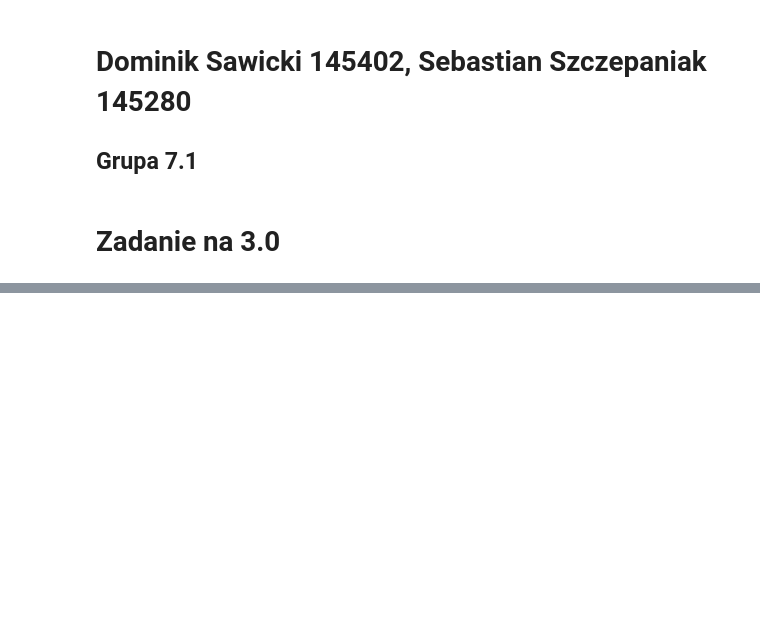
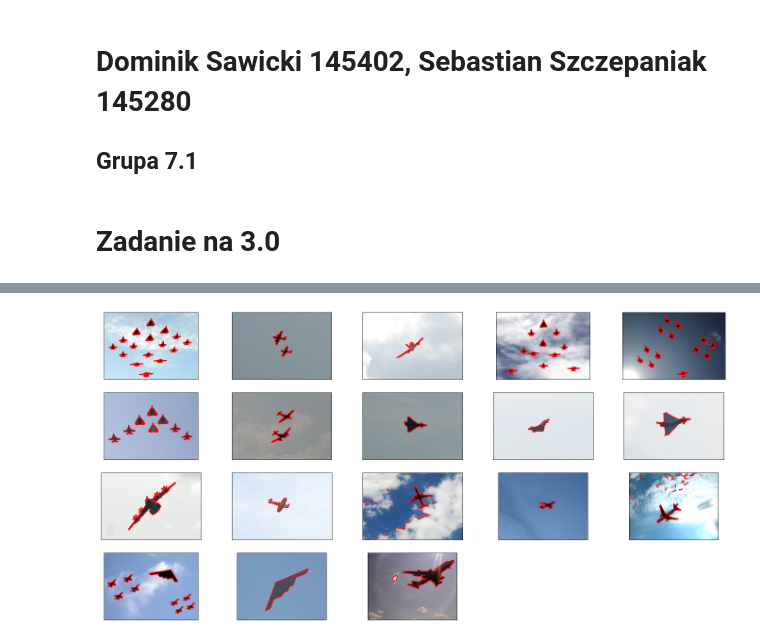
Before and after one commit to Domikado5/kck, a Jupyter notebook: lab4 - images v1/Lab4.ipynb, the cells around one changed output, grey strips where cells are left out. Drawn from its saved outputs; the diff is of its cells as text; code cells hidden in the pictures; blank space fills up the shorter version.

```diff
--- a/lab4 - images v1/Lab4.ipynb
+++ b/lab4 - images v1/Lab4.ipynb
@@ -31,0 +44,7 @@ for i, file in enumerate(os.listdir(task_1_path), start=1):
+# %%
+def preprocess_image_task_2(image):
+    img = color.rgb2gray(image)
+    img = filters.gaussian(img, sigma=2)
+    img = feature.canny(img, sigma=3)
+
+    return img
@@ -31,0 +58,15 @@ for i, file in enumerate(os.listdir(task_1_path), start=1):
+# %%
+plt.figure(figsize=(24, 12))
+for i, file in enumerate(os.listdir(task_2_path), start=1):
+    plt.subplot(4, 5, i)
+    img = io.imread(f'{task_2_path}{file}')
+    img_processed = preprocess_image_task_2(img)
+    contours = find_contours(img_processed)
+    plt.imshow(img)  # plotting the background
+    for contour in contours:
+        plt.plot(contour[:, 1], contour[:, 0], linewidth=1, color='r')  # plotting the contours
+    plt.xticks([])
+    plt.yticks([])
+plt.show()
+# %% [output]
+[figure, added]
```
Also changed, not shown: parts of 6 cells of this notebook, 7 other files.
